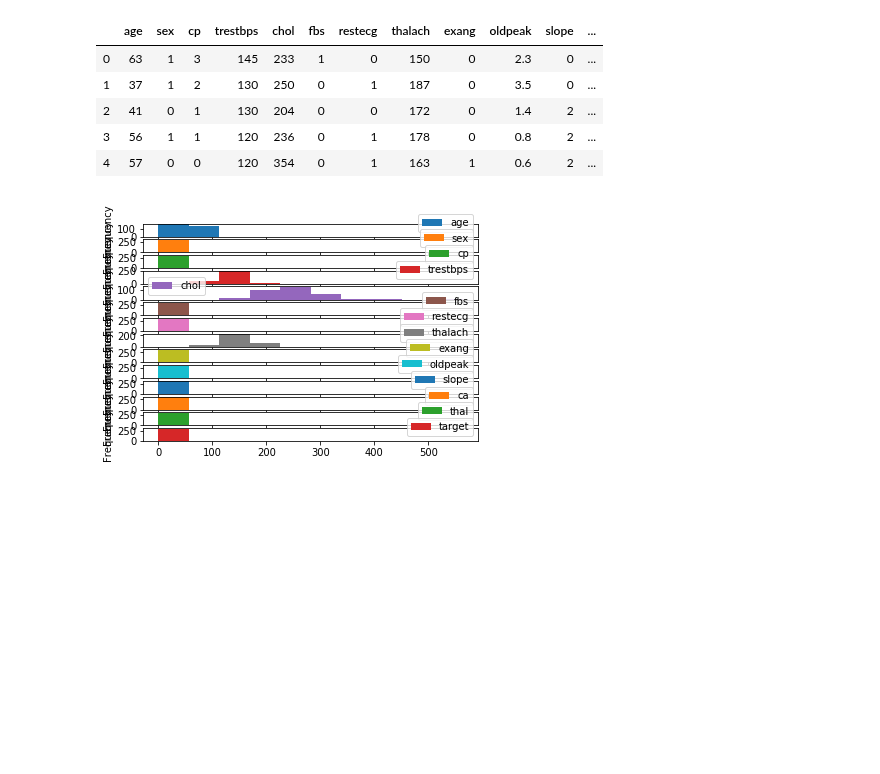
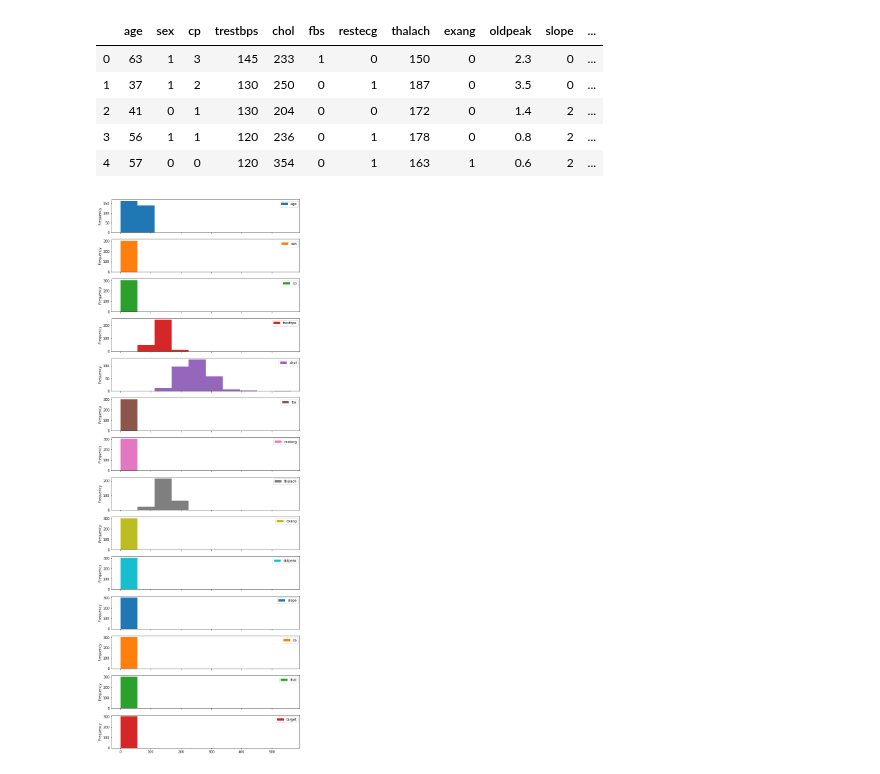
Before and after one commit to UlisesJuarez/Machine-learning-Introduction, a Jupyter notebook: matplotlib plotting and data visualization/Introduction to matplotlib.ipynb, the cells around one changed output. Cells and saved outputs as stored; diff of their text form; code cells hidden in the pictures; blank space fills up the shorter version.

Commit message:
plotting from pandas dataframe 6

```diff
--- a/matplotlib plotting and data visualization/Introduction to matplotlib.ipynb
+++ b/matplotlib plotting and data visualization/Introduction to matplotlib.ipynb
@@ -407,6 +407,6 @@ heart_disease.head()
 | 3 | 56 | 1 | 1 | 120 | 236 | 0 | 1 | 178 | 0 | 0.8 | 2 | ... |
 | 4 | 57 | 0 | 0 | 120 | 354 | 0 | 1 | 163 | 1 | 0.6 | 2 | ... |
 # %%
-heart_disease.plot.hist(subplots=True);
+heart_disease.plot.hist(figsize=(10,30),subplots=True);
 # %% [output]
-[figure, old version]
+[figure, new version]
```
Also changed, not shown: parts of 7 cells of this notebook.
